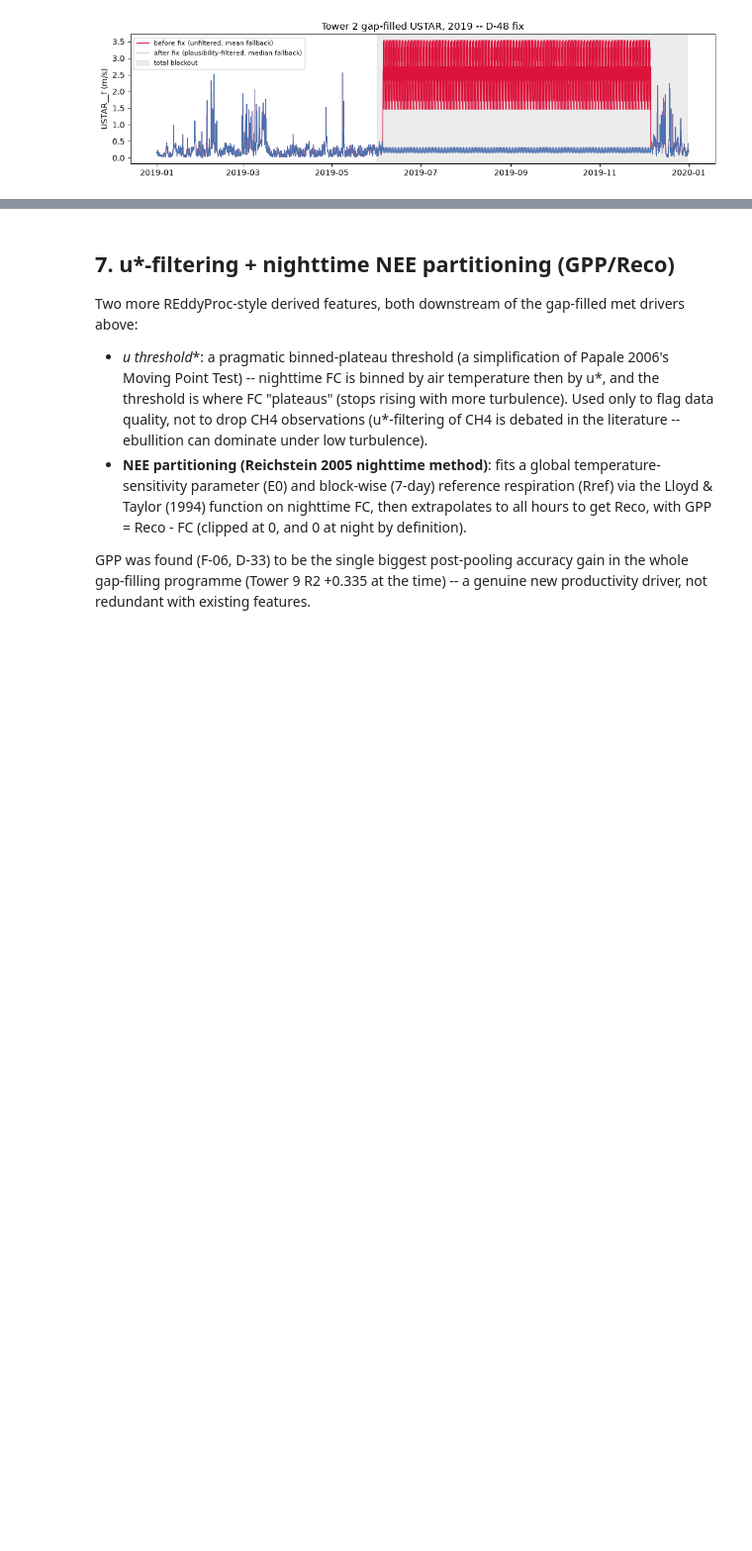
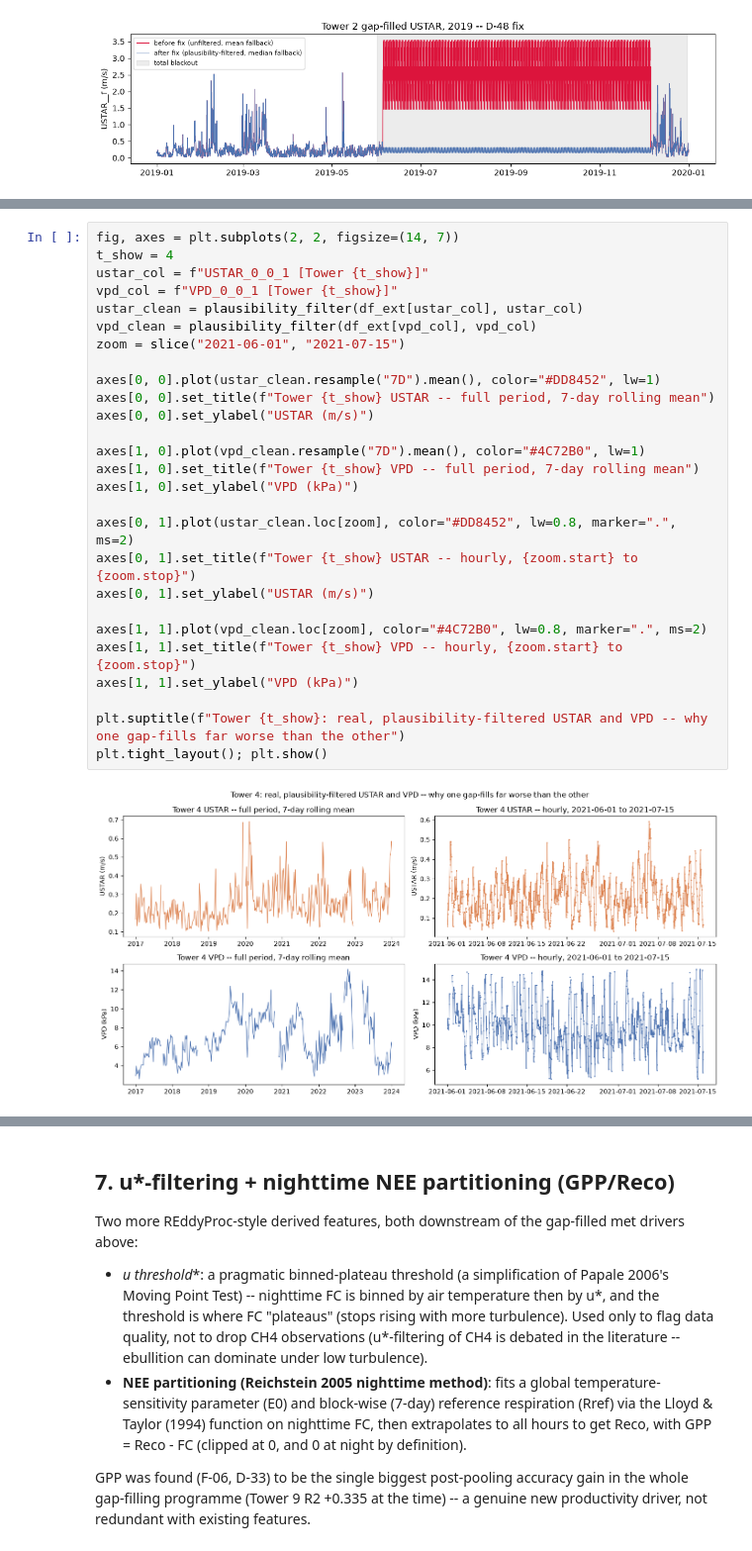
Before and after one commit to nicholas-tobias-00/COMP0191-Dissertation, a Jupyter notebook: notebooks/03c_gap_filling_revisited/temp_gap_filing_exploration copy.ipynb, the cells around one changed output, grey strips where cells are left out. Shown at 99% size. Cells and saved outputs as stored; diff of their text form; blank space fills up the shorter version.

```diff
--- a/notebooks/03c_gap_filling_revisited/temp_gap_filing_exploration copy.ipynb
+++ b/notebooks/03c_gap_filling_revisited/temp_gap_filing_exploration copy.ipynb
@@ -541,0 +792,29 @@ for t in TOWERS:
+# %%
+fig, axes = plt.subplots(2, 2, figsize=(14, 7))
+t_show = 4
+ustar_col = f"USTAR_0_0_1 [Tower {t_show}]"
+vpd_col = f"VPD_0_0_1 [Tower {t_show}]"
+ustar_clean = plausibility_filter(df_ext[ustar_col], ustar_col)
+vpd_clean = plausibility_filter(df_ext[vpd_col], vpd_col)
+zoom = slice("2021-06-01", "2021-07-15")
+
+axes[0, 0].plot(ustar_clean.resample("7D").mean(), color="#DD8452", lw=1)
+axes[0, 0].set_title(f"Tower {t_show} USTAR -- full period, 7-day rolling mean")
+axes[0, 0].set_ylabel("USTAR (m/s)")
+
+axes[1, 0].plot(vpd_clean.resample("7D").mean(), color="#4C72B0", lw=1)
+axes[1, 0].set_title(f"Tower {t_show} VPD -- full period, 7-day rolling mean")
+axes[1, 0].set_ylabel("VPD (kPa)")
+
+axes[0, 1].plot(ustar_clean.loc[zoom], color="#DD8452", lw=0.8, marker=".", ms=2)
+axes[0, 1].set_title(f"Tower {t_show} USTAR -- hourly, {zoom.start} to {zoom.stop}")
+axes[0, 1].set_ylabel("USTAR (m/s)")
+
+axes[1, 1].plot(vpd_clean.loc[zoom], color="#4C72B0", lw=0.8, marker=".", ms=2)
+axes[1, 1].set_title(f"Tower {t_show} VPD -- hourly, {zoom.start} to {zoom.stop}")
+axes[1, 1].set_ylabel("VPD (kPa)")
+
+plt.suptitle(f"Tower {t_show}: real, plausibility-filtered USTAR and VPD -- why one gap-fills far worse than the other")
+plt.tight_layout(); plt.show()
+# %% [output]
+[figure, added]
```
Also changed, not shown: parts of 71 cells of this notebook, 5 other files.
